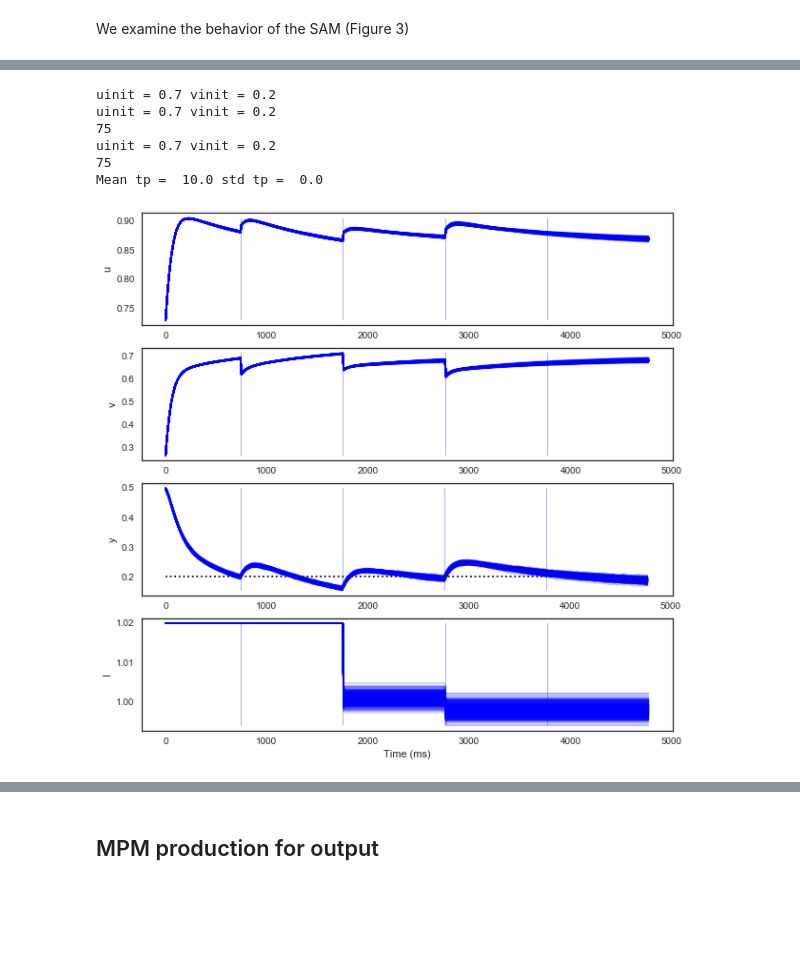
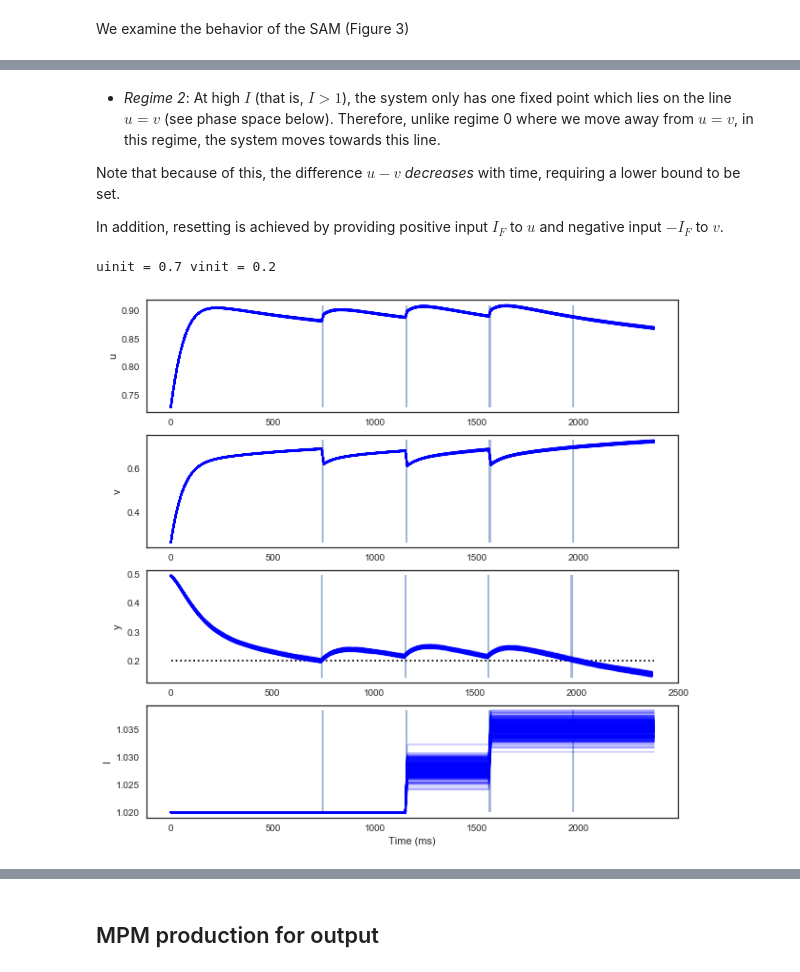
Before and after one commit to jazlab/SE_NL_MJ_2020, a Jupyter notebook: SAM_simulations.ipynb, the cells around one changed output, grey strips where cells are left out. Cells and saved outputs as stored; diff of their text form; code cells hidden in the pictures; blank space fills up the shorter version.

```diff
--- a/SAM_simulations.ipynb
+++ b/SAM_simulations.ipynb
@@ -62,9 +62,9 @@ PARAMS_DICT = {'Wut': 6,
               'dt': 10,
               'tau': 100,
               'y0': 0.7,
-              'IF': 100,
+              'IF': 50,
               'uinit': 0.7,
-              'vinit': 0.3,
+              'vinit': 0.2,
               'yinit': 0.5,
               'first_duration': 750,
               'regime': 0}
@@ -454,0 +596,14 @@ uinit = 0.7 vinit = 0.2
+# %%
+PARAMS_DICT = {'Wut': 6,
+              'Wuv': 6,
+              'Wvt': 6,
+              'Wvu': 6,
+              'dt': 10,
+              'tau': 100,
+              'y0': 0.7,
+              'IF': 50,
+              'uinit': 0.7,
+              'vinit': 0.2,
+              'yinit': 0.5,
+              'first_duration': 750,
+              'regime': 0}
@@ -455,42 +666,32 @@ uinit = 0.7 vinit = 0.2
+# %% [markdown]
+- *Regime 2*: At high $I$ (that is, $I > 1$), the system only has one fixed point which lies on the line $u = v$ (see phase space below). Therefore, unlike regime 0 where we move away from $u = v$, in this regime, the system moves towards this line.
+
+Note that because of this, the difference $u - v$ *decreases* with time, requiring a lower bound to be set.
+
+In addition, resetting is achieved by providing positive input $I_F$ to $u$ and negative input $-I_F$ to $v$.
 # %%
-# Supp figure - exploring high-I regime
+# Supp figure - high-I regime, 400 ms
 sigma = 0.01
-I = 1.5
+I = 1.02
 K = 5.0
-duration = 1000
+duration = 400
 
 PARAMS_DICT['regime'] = 2
 PARAMS_DICT['first_duration'] = 750
 PARAMS_DICT['y0'] = 0.2
-PARAMS_DICT['IF'] = 200
 PARAMS_DICT['vinit'] = 0.2
 
 np.random.seed(2018)
 ulst, vlst, ylst, Ilst, siglst, ylst2 = simulate_trial(ntrials=300, nstages=4, duration=duration, sigma=sigma,
-                                                       K=K, initI=1.02)
-ulst2, vlst2, ylst2, Ilst2, siglst2, ylst3 = simulate_trial(ntrials=300, nstages=1, duration=400, sigma=sigma,
-                                                       K=K, initI=1.1)
-ulst3, vlst3, ylst2, Ilst2, siglst2, ylst3 = simulate_trial(ntrials=300, nstages=1, duration=400, sigma=sigma,
-                                                       K=K, initI=1.2)
+                                                       K=K, initI=I)
 plot_simulation_parallel(ulst, vlst, ylst, Ilst, siglst, PARAMS_DICT)
 #plot_simulation_parallel(ulst2, vlst2, ylst2, Ilst2, siglst2, PARAMS_DICT)
 
-
-Ylst2 = np.array(ylst2)
-times = get_times_lst_from_y(np.array(Ylst2))
-times = times[(times > 0) & (times != np.inf)]
-print('Mean tp = ', np.mean(times), 'std tp = ', np.std(times))
-
 # Save the parameters in a .mat file
-#scipy.io.savemat('PlotTools/uv_simulation_data020819_K5_00_I0_77_s0_01_400ms.mat', {'ulst': ulst, 'vlst': vlst, 'ylst': ylst,
-#                                                  'Ilst': Ilst, 'siglst': siglst, 'PARAMS': PARAMS_DICT,
-#                                                   'sigma': sigma, 'K': K, 'I': I})
+scipy.io.savemat('PlotTools/uv_simulation_data191119_K5_00_I0_77_s0_01_400ms_regime2.mat', {'ulst': ulst, 'vlst': vlst, 'ylst': ylst,
+                                                  'Ilst': Ilst, 'siglst': siglst, 'PARAMS': PARAMS_DICT,
+                                                  'sigma': sigma, 'K': K, 'I': I})
 # Should get mean tp = 87.8, std tp = 8.27
 # %% [output]
 uinit = 0.7 vinit = 0.2
-uinit = 0.7 vinit = 0.2
-75
-uinit = 0.7 vinit = 0.2
-75
-Mean tp =  10.0 std tp =  0.0
-[figure, old version]
+[figure, new version]
```
Also changed, not shown: parts of 39 cells of this notebook, 2 other files.
